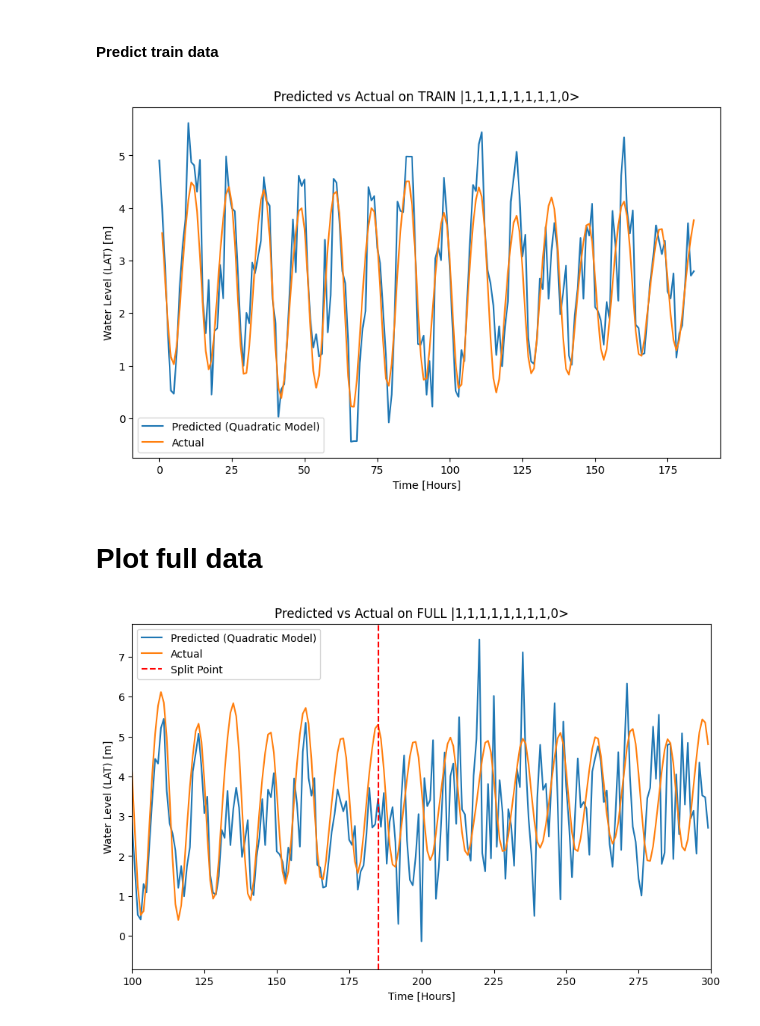
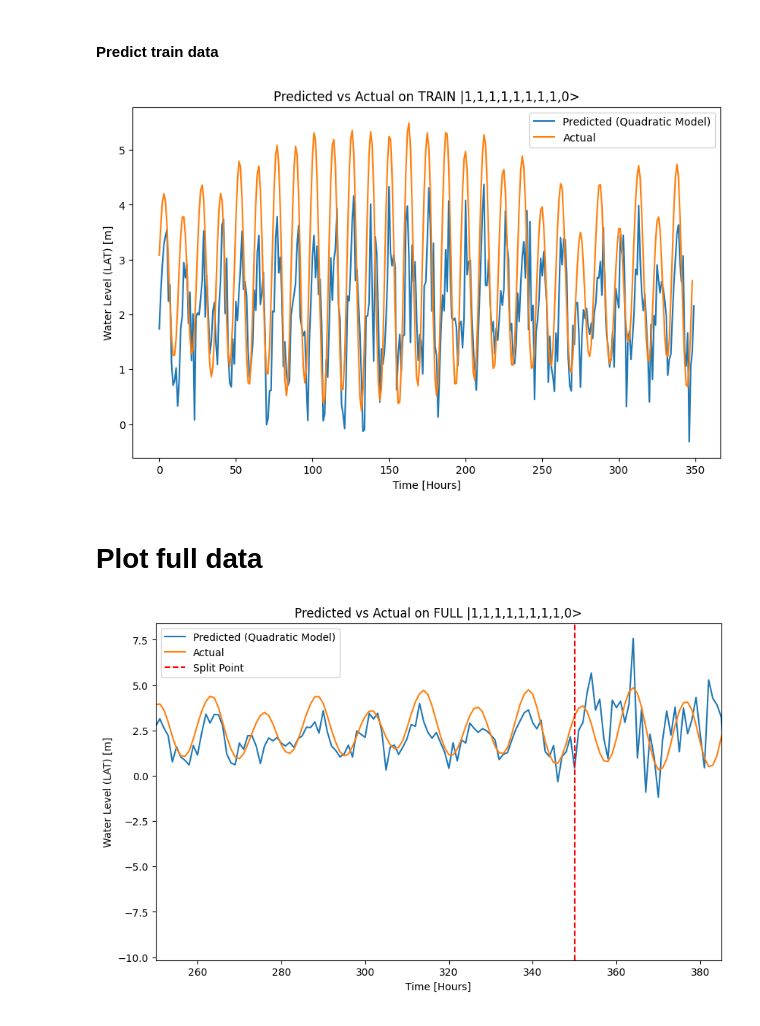
Before and after one commit to MauriceDHanisch/LOQCathon_qReservoir, a Jupyter notebook: RC_Method_1/Tide_predictor/quad_fit_regul_correct_split.ipynb, the cells around one changed output. Cells and saved outputs as stored; diff of their text form; code cells hidden in the pictures.

Commit message:
Result plot tide

```diff
--- a/RC_Method_1/Tide_predictor/quad_fit_regul_correct_split.ipynb
+++ b/RC_Method_1/Tide_predictor/quad_fit_regul_correct_split.ipynb
@@ -10,15 +10,16 @@ import matplotlib.dates as mdates
 
 file_name = "IrishNationalTideGaugeNetwork_8eaa_cdad_02f5.csv"
 file_name_big = "IrishNationalTideGaugeNetwork_070c_f250_eaf8.csv"
+file_name_big_big = "IrishNationalTideGaugeNetwork_8335_68d5_7ab9.csv"
 
-file_name = file_name_big
+file_name = file_name_big_big
 
 
 df = pd.read_csv(file_name)
 df.drop(columns=['latitude', 'longitude', 'Water_Level_OD_Malin'], inplace=True)
 df = df.iloc[1:]
 df['Water_Level_LAT'] = df['Water_Level_LAT'].astype(float)
-mean_every_12_rows = df.groupby(df.index // 12)['Water_Level_LAT'].mean()[:300]
+mean_every_12_rows = df.groupby(df.index // 12)['Water_Level_LAT'].mean()[700:2700]
 
 mean_every_12_rows
 # %% [output]
@@ -128,7 +132,14 @@ expectations_matrix.shape =  (300, 9)
+# %%
+import pickle
+# Open the full_expectation_matrix
+full_expectation_matrix = pickle.load(open(f"full_expectation_matrix_2000.pkl", "rb"))
+input_state = pcvl.BasicState([1]*(m-1) + [0]*1)
+
+full_expectation_matrix = full_expectation_matrix[:400]
+new_data = data[:400]
 # %%
 # Train Test split
-
-split_int = 115
+split_int = 50 # 50
 
 test_expectation_matrix = full_expectation_matrix[-split_int:]
 train_expectation_matrix = full_expectation_matrix[:-split_int]
@@ -136,6 +147,6 @@ print("train_expectation_matrix.shape = ", np.array(train_expectation_matrix).sh
 print("test_expectation_matrix.shape = ", np.array(test_expectation_matrix).shape)
 
 
-test_x = data[-split_int:]
-train_x = data[:-split_int]
+test_x = new_data[-split_int:]
+train_x = new_data[:-split_int]
 # %% [output]
@@ -162,12 +173,12 @@ print("data_red: ", data_red[:4])
 print("labels shape: ", labels.shape)
 
 # Transform the data to include quadratic terms
-poly = PolynomialFeatures(degree=10)
+poly = PolynomialFeatures(degree=12)
 expectations_matrix_quad = poly.fit_transform(expectations_matrix_red)
 
 # Fit the quadratic model with Ridge regularization
 # You can adjust the alpha parameter to control the strength of the regularization
-reg_ridge = Ridge(alpha=3).fit(expectations_matrix_quad, labels)
+reg_ridge = Ridge(alpha=2).fit(expectations_matrix_quad, labels)
 
 # 'reg_ridge' is now a Ridge regression model fit to the quadratic terms
 # %% [output]
@@ -203,29 +236,27 @@ predicted_data.shape =  (115,)
 # %%
 from sklearn.preprocessing import PolynomialFeatures
 import matplotlib.pyplot as plt
 
 # Assuming 'reg_quad' is your trained quadratic model and 'train_expectation_matrix' is available
 
 # Transform the training data to include quadratic terms
 train_expectation_matrix_quad = poly.fit_transform(train_expectation_matrix)
 
 # Make predictions using the quadratic model
 predicted_train_data_quad = reg_ridge.predict(train_expectation_matrix_quad) - 0.7
 
-# Assuming 'other_data' is already defined and represents the actual values
-other_data = mean_every_12_rows[1:-split_int]
 
 # Plotting
 plt.figure(figsize=(10, 6))
 plt.plot(predicted_train_data_quad[:], label='Predicted (Quadratic Model)')
-plt.plot(other_data[:], label='Actual')
+plt.plot(new_data[1:-split_int], label='Actual')
 plt.title(f'Predicted vs Actual on TRAIN {input_state}')
 plt.xlabel('Time [Hours]')
 plt.ylabel('Water Level (LAT) [m]')
 plt.legend()
 plt.show()
 # %% [output]
-[figure, old version]
+[figure, new version]
 # %% [markdown]
 # Plot full data
 # %%
@@ -237,18 +268,18 @@ FULL_data_quad = np.append(predicted_train_data_quad, predicted_test_data_quad)[
 # Plotting
 plt.figure(figsize=(10, 6))
 plt.plot(FULL_data_quad, label='Predicted (Quadratic Model)')
-plt.plot(data[:], label='Actual')
+plt.plot(new_data[:], label='Actual')
 plt.axvline(x=len(FULL_data_quad)-split_int, color='r', linestyle='--', label='Split Point')
 plt.title(f'Predicted vs Actual on FULL {input_state}')
 plt.xlabel('Time [Hours]')
 plt.ylabel('Water Level (LAT) [m]')
 
 # Set the x-axis limits to zoom in
-x_min = 100  # Replace with your desired minimum x-value
-x_max = 300  # Replace with your desired maximum x-value
+x_min = 250  # Replace with your desired minimum x-value
+x_max = 385 # Replace with your desired maximum x-value
 plt.xlim(x_min, x_max)
 
 plt.legend()
 plt.show()
 # %% [output]
-[figure, old version]
+[figure, new version]
```
Also changed, not shown: parts of 11 cells of this notebook, 2 other files.
